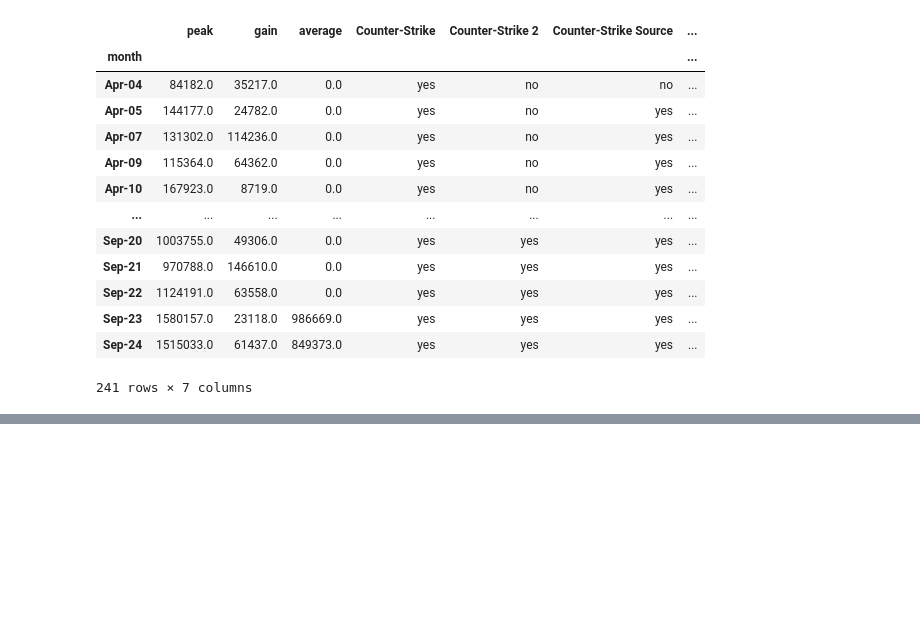
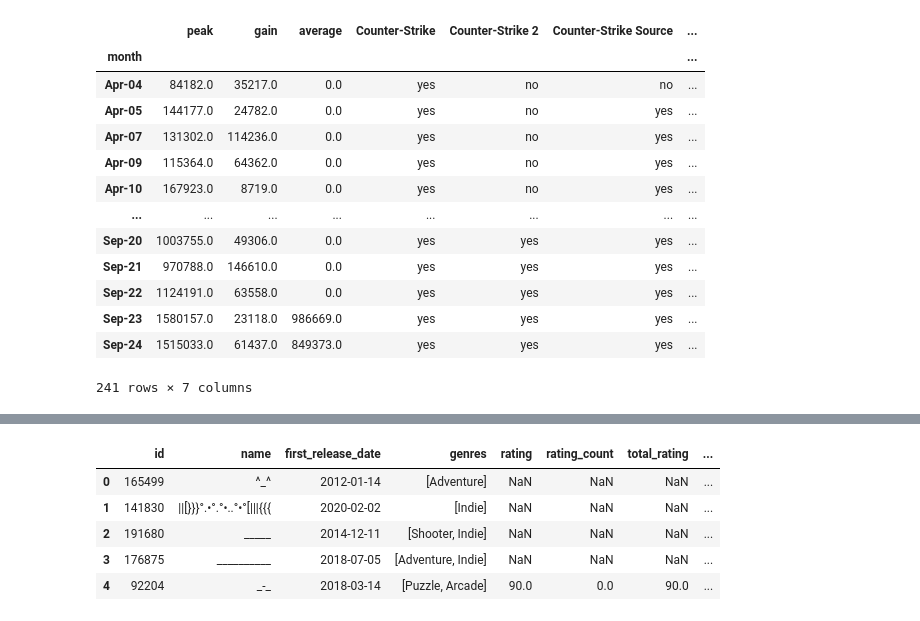
Before and after one commit to Axewuf/Beyond-The-Crosshair, a Jupyter notebook: notebooks/BeyondTheCrosshair.ipynb, the cells around one changed output, grey strips where cells are left out. Saved outputs shown, nothing was run; the diff lists cells and outputs as text; code cells hidden in the pictures; blank space fills up the shorter version.

```diff
--- a/notebooks/BeyondTheCrosshair.ipynb
+++ b/notebooks/BeyondTheCrosshair.ipynb
@@ -111,0 +94,11 @@ cs_merged_grouped.to_csv("../assets/cs_merged_clean.csv",encoding="utf-8")
+# %%
+igdb_data_1 = pd.read_csv("../assets/igdb_part1.csv")
+igdb_data_2 = pd.read_csv("../assets/igdb_part2.csv")
+igdb_data_3 = pd.read_csv("../assets/igdb_part3.csv")
+igdb_data_merged = pd.concat([igdb_data_1, igdb_data_2, igdb_data_3], ignore_index=True)
+# %%
+IGDB_fields = ['id', 'name', 'first_release_date', 'genres', 'rating', 'rating_count', 'total_rating', 'total_rating_count', 'aggregated_rating',
+       'aggregated_rating_count']
+
+igdb_data_merged_filtered = igdb_data_merged[IGDB_fields]
+igdb_data_merged_filtered["first_release_date"] = pd.to_datetime(igdb_data_merged_filtered["first_release_date"], unit="s") # Formatting date
@@ -111,0 +118,9 @@ cs_merged_grouped.to_csv("../assets/cs_merged_clean.csv",encoding="utf-8")
+# %%
+import json
+with open("../data/genres.json", "r", encoding="utf-8") as f:
+    genres_list = json.load(f)
+genres_list = {int(item['id']): item["name"] for item in genres_list}
+with open("../data/genres.json", "w", encoding="utf-8") as f:
+    json.dump(genres_list, f, indent=4, ensure_ascii=False)
+
+genres_list
@@ -111,0 +145,12 @@ cs_merged_grouped.to_csv("../assets/cs_merged_clean.csv",encoding="utf-8")
+# %%
+import ast
+igdb_data_merged_filtered_converted = igdb_data_merged_filtered.copy()
+igdb_data_merged_filtered_converted['genres'] = igdb_data_merged_filtered['genres'].map(lambda x: [] if pd.isna(x) else[genres_list[g] for g in x] if isinstance(x, list) else [genres_list[g] for g in ast.literal_eval(x)])
+igdb_data_merged_filtered_converted.head()
+# %% [output]
+|  | id | name | first_release_date | genres | rating | rating_count | total_rating | ... |
+| 0 | 165499 | ^_^ | 2012-01-14 | [Adventure] | NaN | NaN | NaN | ... |
+| 1 | 141830 | ||[}}}°.•°.°•..°•°[|||{{{ | 2020-02-02 | [Indie] | NaN | NaN | NaN | ... |
+| 2 | 191680 | _____ | 2014-12-11 | [Shooter, Indie] | NaN | NaN | NaN | ... |
+| 3 | 176875 | __________ | 2018-07-05 | [Adventure, Indie] | NaN | NaN | NaN | ... |
+| 4 | 92204 | _-_ | 2018-03-14 | [Puzzle, Arcade] | 90.0 | 0.0 | 90.0 | ... |
```
Also changed, not shown: parts of 25 cells of this notebook, 8 other files.
